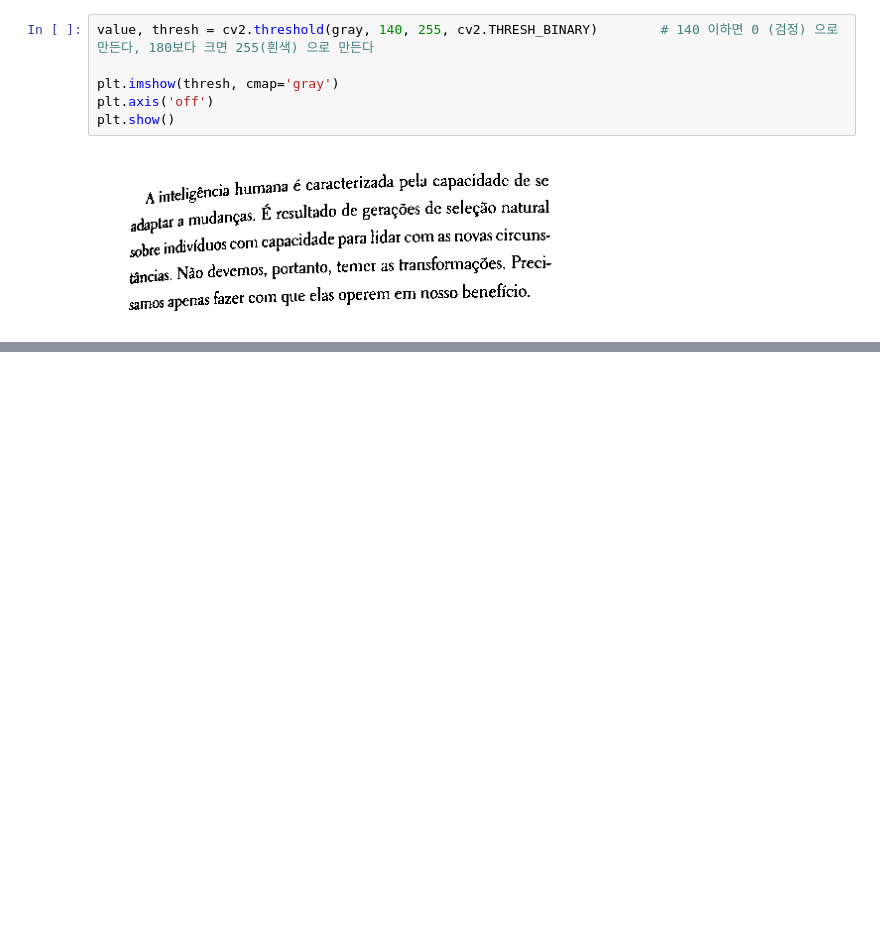
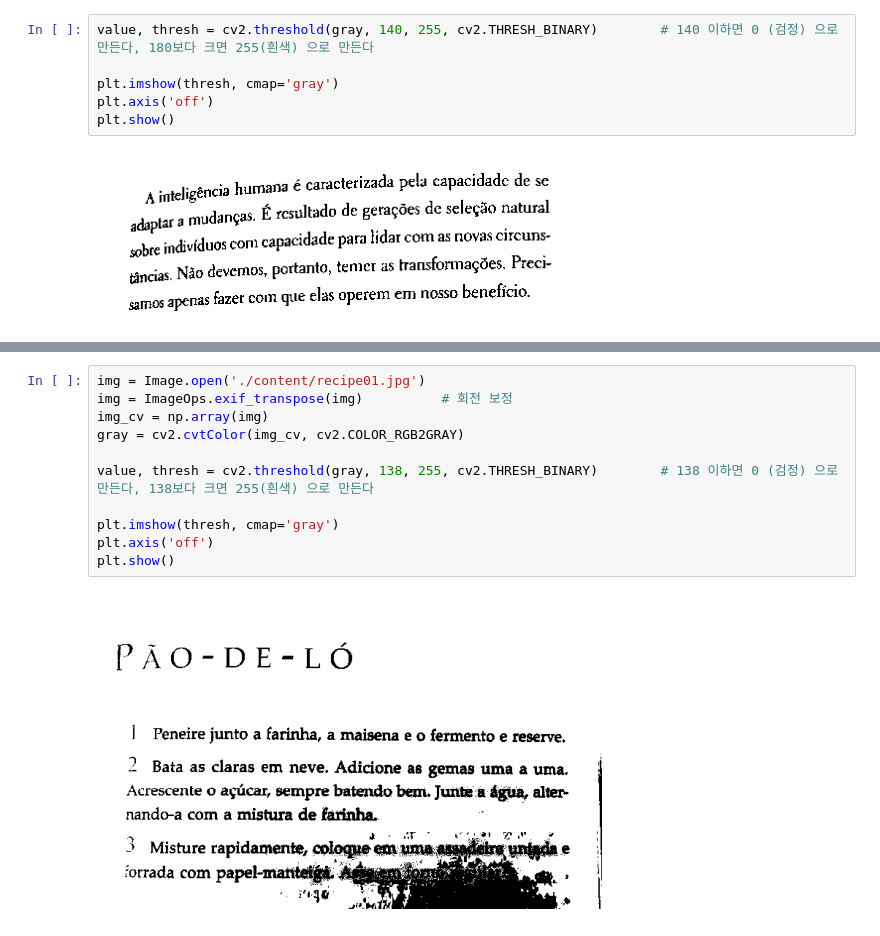
Before and after one commit to sonsungjong/python, a Jupyter notebook: OCR/OCR preprocessing.ipynb, the cells around one changed output, grey strips where cells are left out. Cells and saved outputs as stored; diff of their text form; blank space fills up the shorter version.

```diff
--- a/OCR/OCR preprocessing.ipynb
+++ b/OCR/OCR preprocessing.ipynb
@@ -93,0 +108,13 @@ plt.show()
+# %%
+img = Image.open('./content/recipe01.jpg')
+img = ImageOps.exif_transpose(img)          # 회전 보정
+img_cv = np.array(img)
+gray = cv2.cvtColor(img_cv, cv2.COLOR_RGB2GRAY)
+
+value, thresh = cv2.threshold(gray, 138, 255, cv2.THRESH_BINARY)        # 138 이하면 0 (검정) 으로 만든다, 138보다 크면 255(흰색) 으로 만든다
+
+plt.imshow(thresh, cmap='gray')
+plt.axis('off')
+plt.show()
+# %% [output]
+[figure, added]
```
Also changed, not shown: parts of 16 cells of this notebook.
